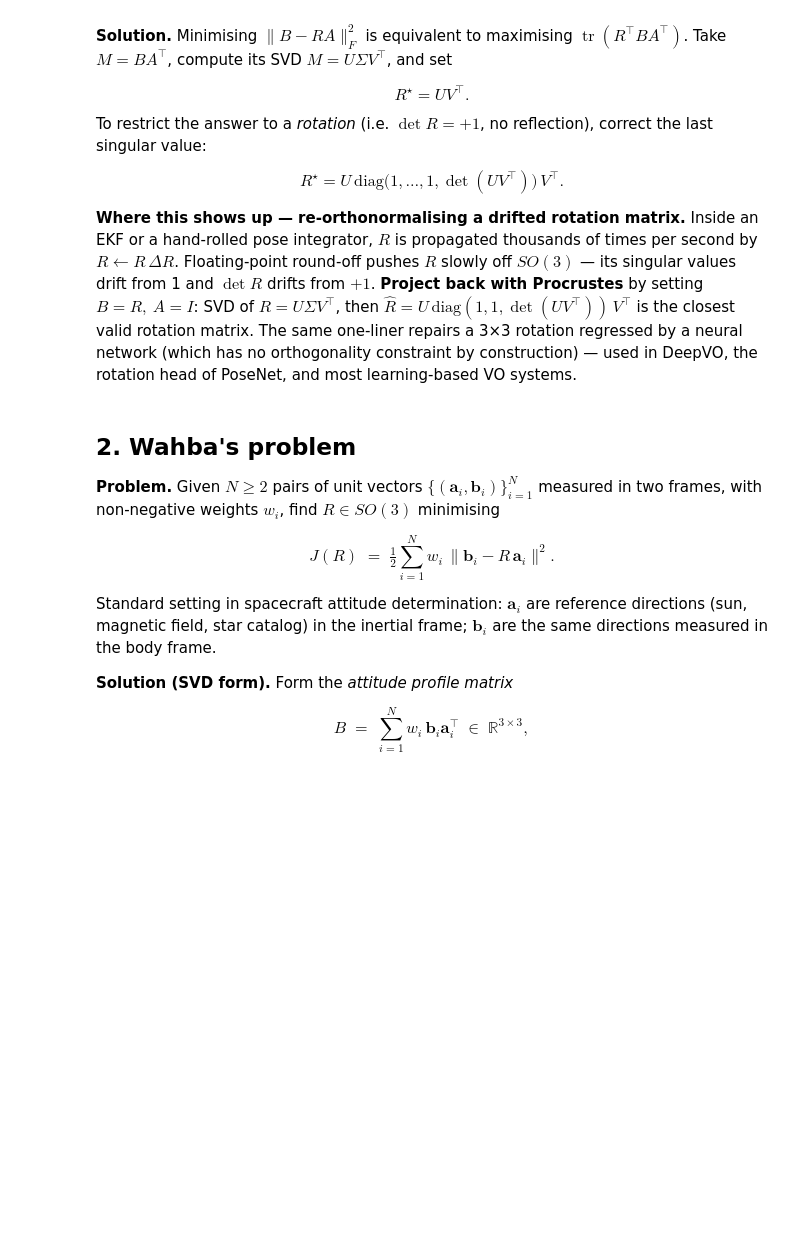
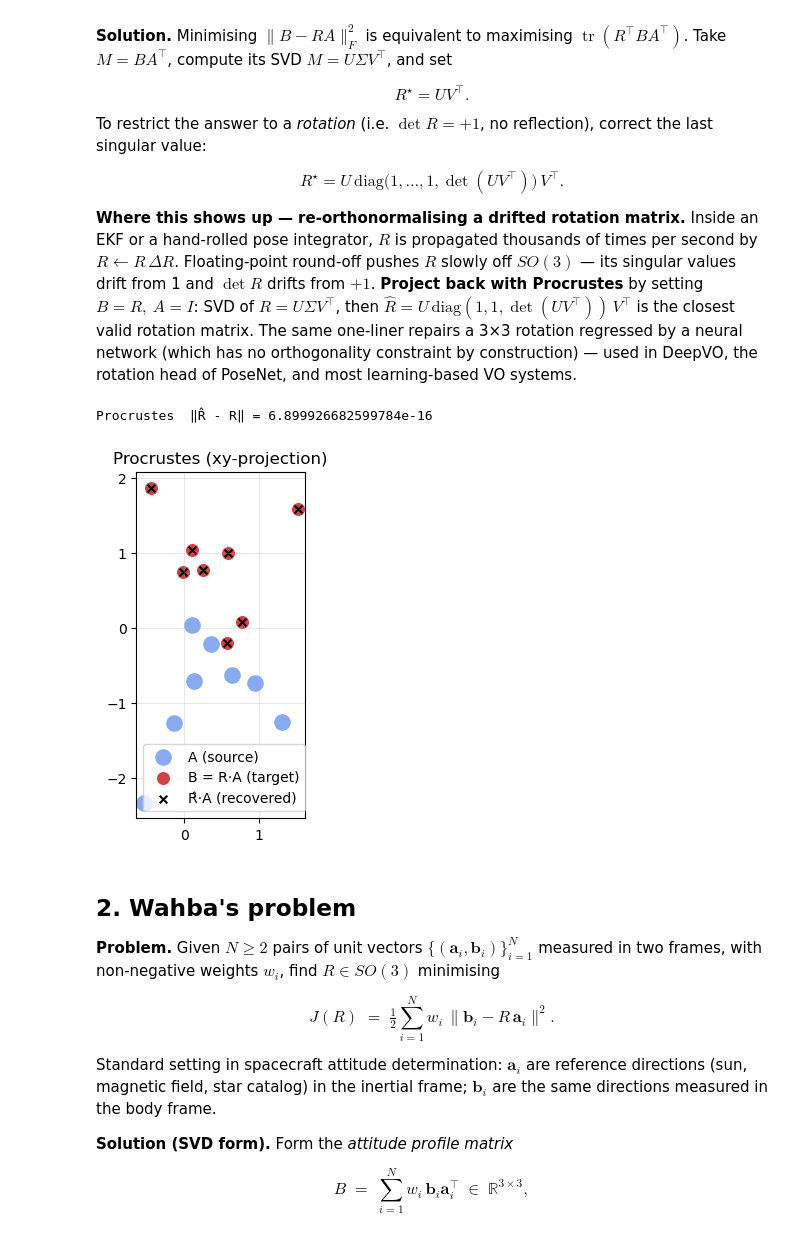
Before and after one commit to behnamasadi/robotic_notes, a Jupyter notebook: docs/shape_analysis.ipynb, the cells around one changed output. Saved outputs shown, nothing was run; the diff lists cells and outputs as text; code cells hidden in the pictures; blank space fills up the shorter version.

```diff
--- a/docs/shape_analysis.ipynb
+++ b/docs/shape_analysis.ipynb
@@ -34,25 +34,39 @@ $$
 **Where this shows up — re-orthonormalising a drifted rotation matrix.** Inside an EKF or a hand-rolled pose integrator, $R$ is propagated thousands of times per second by $R \leftarrow R\,\Delta R$. Floating-point round-off pushes $R$ slowly off $SO(3)$ — its singular values drift from 1 and $\det R$ drifts from $+1$. **Project back with Procrustes** by setting $B = R,\ A = I$: SVD of $R = U\Sigma V^\top$, then $\hat R = U\,\mathrm{diag}(1, 1, \det(UV^\top))\,V^\top$ is the closest valid rotation matrix. The same one-liner repairs a 3×3 rotation regressed by a neural network (which has no orthogonality constraint by construction) — used in DeepVO, the rotation head of PoseNet, and most learning-based VO systems.
 # %%
 import numpy as np
+import matplotlib.pyplot as plt
 
 def orthogonal_procrustes(A, B, proper=True):
     """Return R minimising ‖B - R A‖_F. If proper=True, restrict to SO(d)."""
     M = B @ A.T
     U, _, Vt = np.linalg.svd(M)
     if proper:
         D = np.eye(M.shape[0])
         D[-1, -1] = np.sign(np.linalg.det(U @ Vt))
         return U @ D @ Vt
     return U @ Vt
 
 rng = np.random.default_rng(0)
 A = rng.standard_normal((3, 8))
 R_true, _ = np.linalg.qr(rng.standard_normal((3, 3)))
 if np.linalg.det(R_true) < 0:
     R_true[:, 0] *= -1
 B = R_true @ A
 R_hat = orthogonal_procrustes(A, B)
 print("Procrustes  ‖R̂ - R‖ =", np.linalg.norm(R_hat - R_true))
+
+# Visualise (xy-projection of the 3D point cloud)
+fig, ax = plt.subplots(figsize=(4.5, 4.5))
+RA = R_hat @ A
+ax.scatter(A[0],  A[1],  s=120, c='#88aaee', label='A (source)')
+ax.scatter(B[0],  B[1],  s=70,  c='#cc4444', label='B = R·A (target)')
+ax.scatter(RA[0], RA[1], s=30,  c='black', marker='x', label='R̂·A (recovered)')
+ax.set_aspect('equal'); ax.grid(alpha=0.3); ax.legend()
+ax.set_title('Procrustes (xy-projection)')
+plt.show()
+# %% [output]
+Procrustes  ‖R̂ - R‖ = 6.899926682599784e-16
+[figure, added]
 # %% [markdown]
 ## 2. Wahba's problem
 
```
Also changed, not shown: parts of 8 cells of this notebook.
